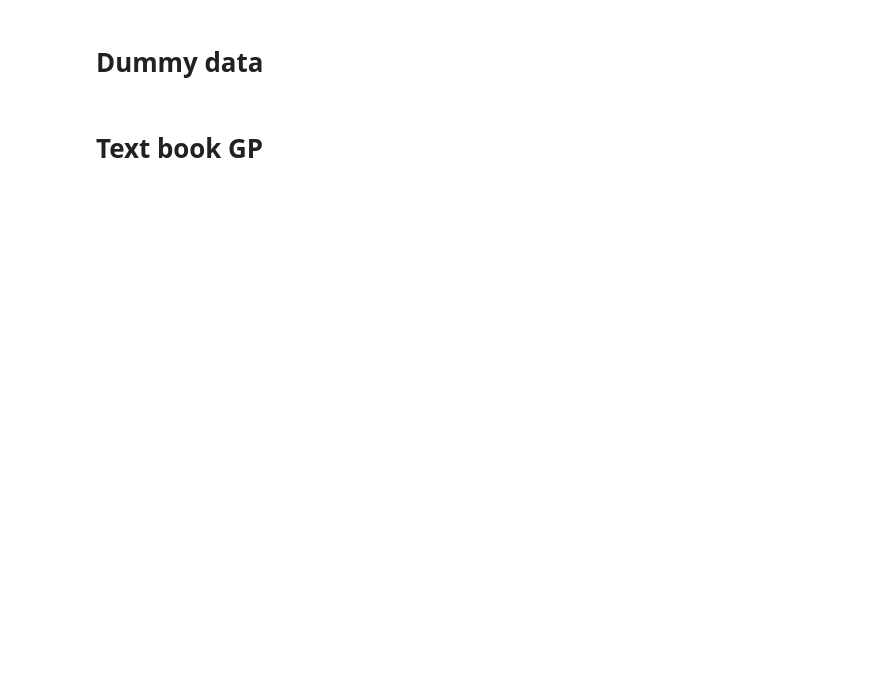
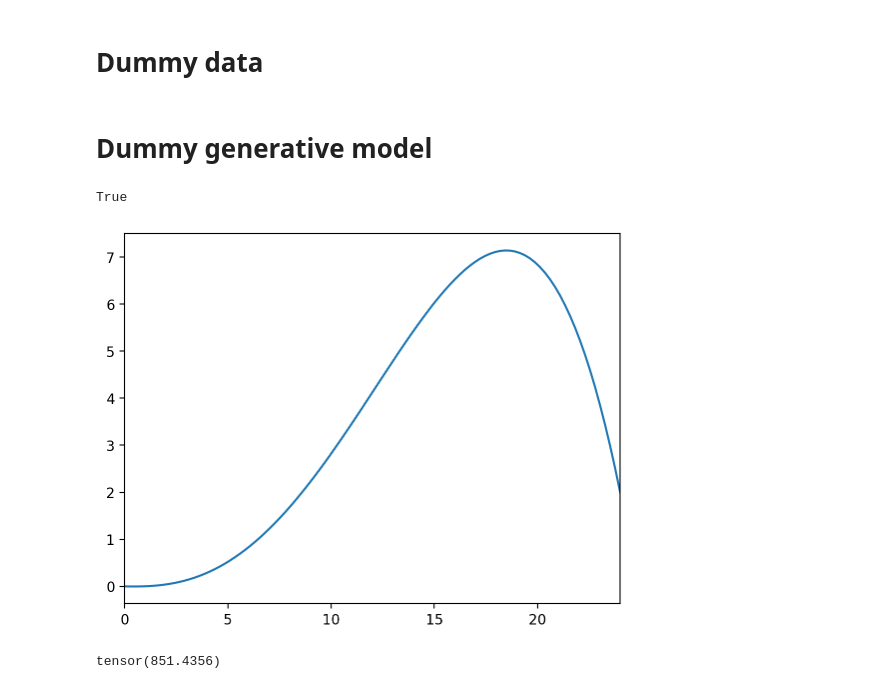
Before and after one commit to AurelienNioche/MAppModels, a Jupyter notebook: main.ipynb, the cells around one changed output. Saved outputs shown, nothing was run; the diff lists cells and outputs as text; code cells hidden in the pictures; blank space fills up the shorter version.

```diff
--- a/main.ipynb
+++ b/main.ipynb
@@ -20,4 +29,2 @@ train_x = torch.linspace(0, 1, 100)
 train_y = torch.sin(train_x * (2 * np.pi)) + torch.randn(train_x.size()) * np.sqrt(0.04)
 test_x = torch.linspace(0, 1, 51)
-# %% [markdown]
-# Text book GP
@@ -44,0 +31,35 @@ def plot(observed_pred, test_x, train_x=None, train_y=None):
+# %% [markdown]
+# Dummy generative model
+# %%
+a = 2
+a*0.01 == a*1e-2
+# %% [output]
+True
+# %%
+def base_activity(x, add_noise=True,
+      a=-1.62*1e-2,
+      b=0.37,
+      c=0.84,
+      d=-1.00,
+      e=0.01):
+
+    y = e*(a*x**4 + b*x**3 + c*x**2 + d*x)
+    if add_noise:
+        y += torch.randn(x.size()) * 0.2
+
+    return y
+# %%
+x =  np.linspace(0, 24, 100)
+y = base_activity(x, add_noise=False)
+
+fig, ax = plt.subplots()
+ax.plot(x, y);
+ax.set_xlim(0, 24);
+# %% [output]
+[figure, added]
+# %%
+x =  torch.arange(0.1, 24.1, 0.1)
+total_step = f(x).sum()
+total_step
+# %% [output]
+tensor(851.4356)
```
Also changed, not shown: parts of 27 cells of this notebook, 10 other files.
